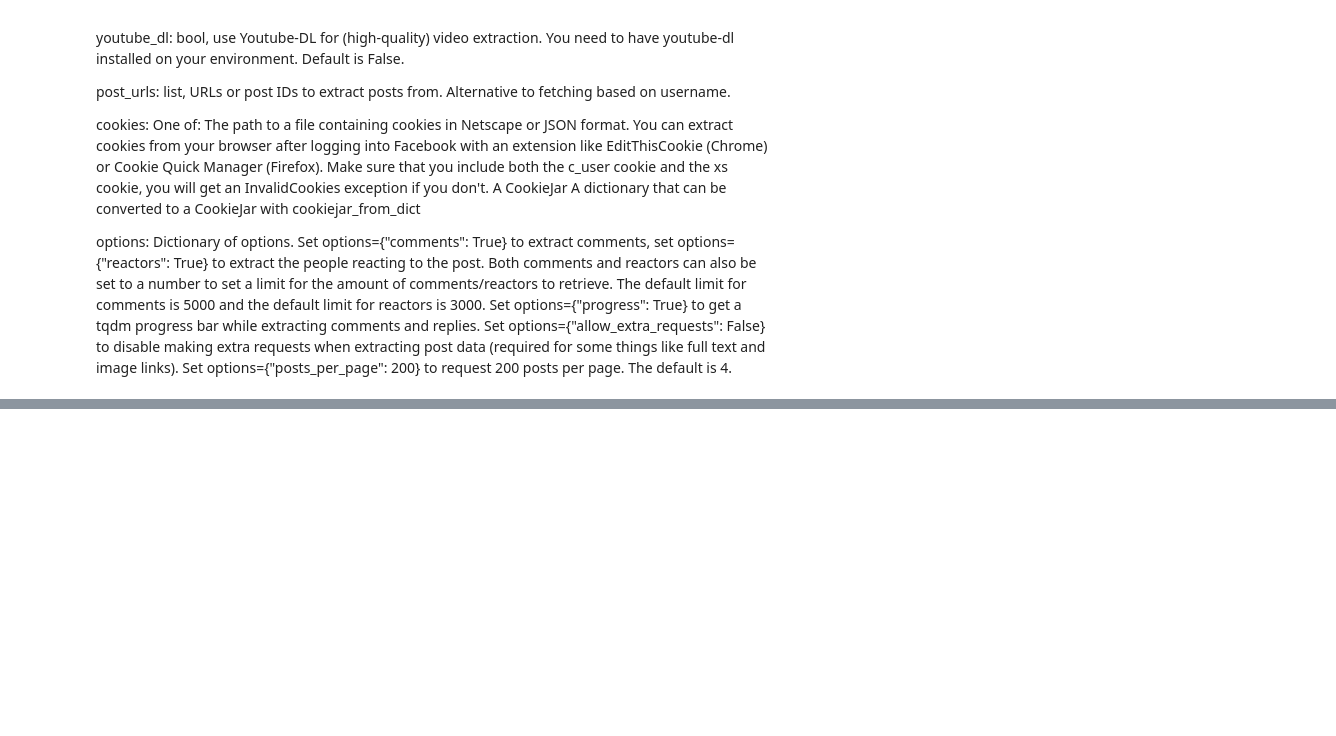
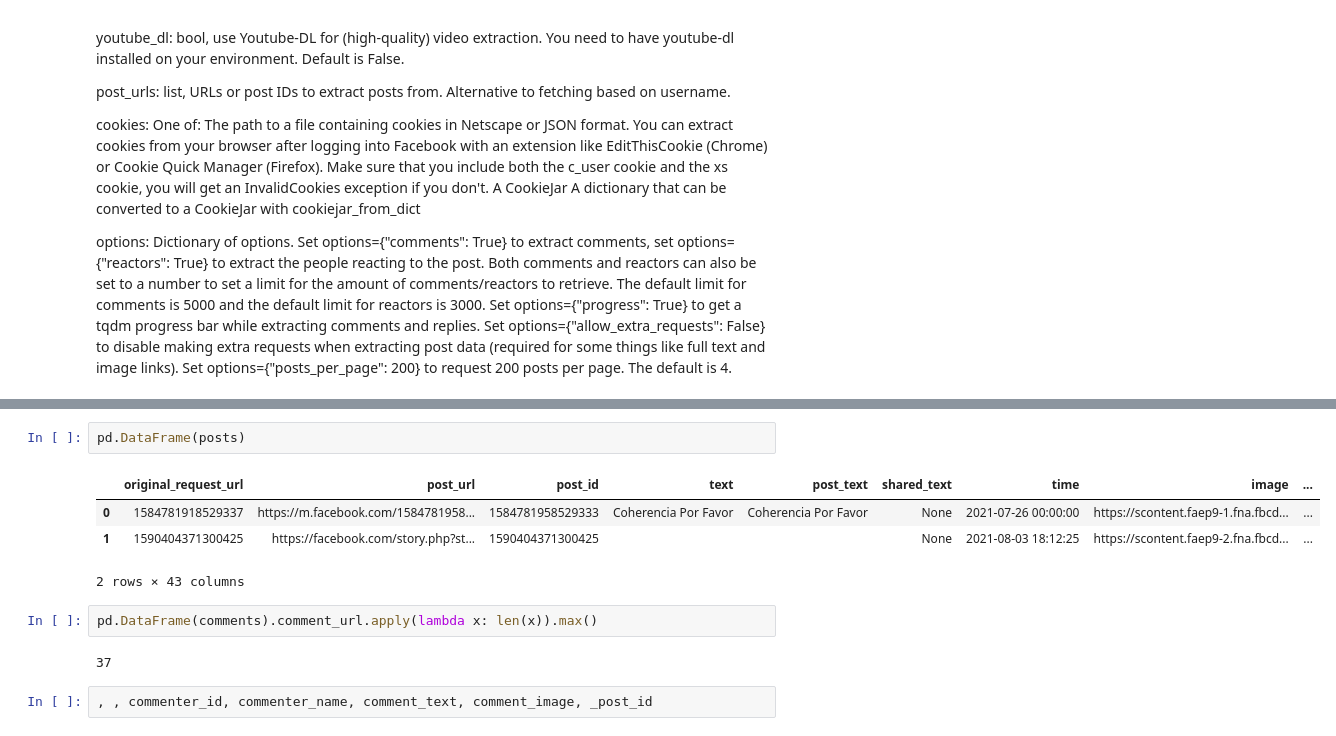
Before and after one commit to tiaqui/facebook-mongo, a Jupyter notebook: notebooks/scrape.ipynb, the cells around one changed output, grey strips where cells are left out. Cells and saved outputs as stored; diff of their text form; blank space fills up the shorter version.

```diff
--- a/notebooks/scrape.ipynb
+++ b/notebooks/scrape.ipynb
@@ -90,0 +209,13 @@ posts_clean, comments, replies = get_objects(posts)
+# %%
+pd.DataFrame(posts)
+# %% [output]
+|  | original_request_url | post_url | post_id | text | post_text | shared_text | time | image | ... |
+| 0 | 1584781918529337 | https://m.facebook.com/1584781958... | 1584781958529333 | Coherencia Por Favor | Coherencia Por Favor | None | 2021-07-26 00:00:00 | https://scontent.faep9-1.fna.fbcd... | ... |
+| 1 | 1590404371300425 | https://facebook.com/story.php?st... | 1590404371300425 |  |  | None | 2021-08-03 18:12:25 | https://scontent.faep9-2.fna.fbcd... | ... |
+2 rows × 43 columns
+# %%
+pd.DataFrame(comments).comment_url.apply(lambda x: len(x)).max()
+# %% [output]
+37
+# %%
+, , commenter_id, commenter_name, comment_text, comment_image, _post_id
```
Also changed, not shown: parts of 19 cells of this notebook, 4 other files.
